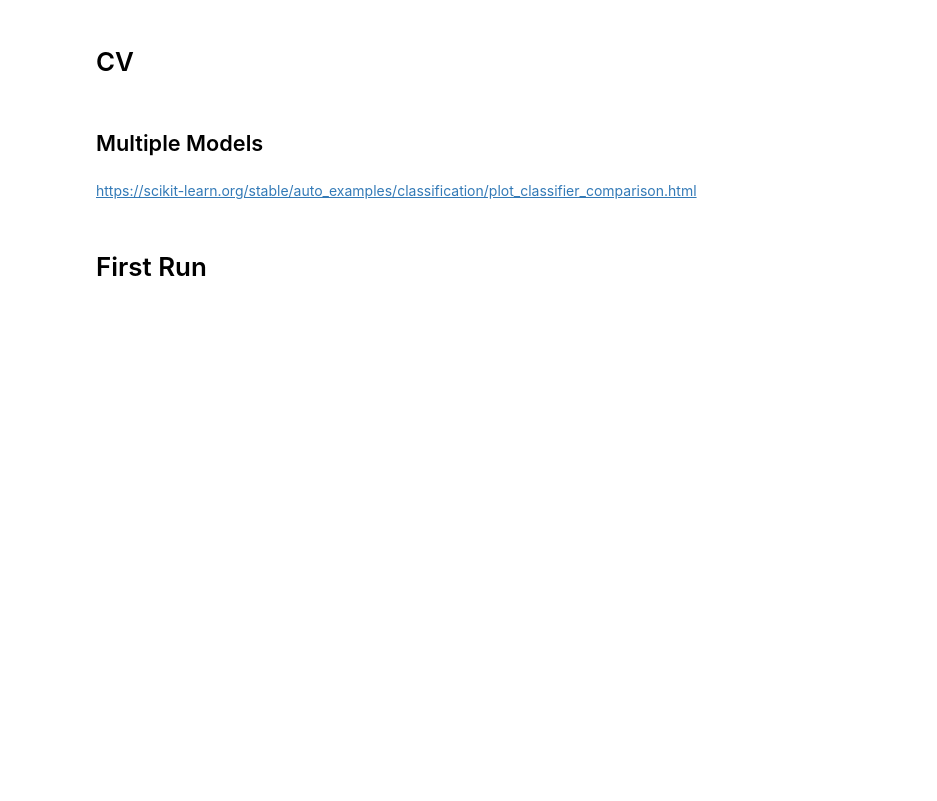
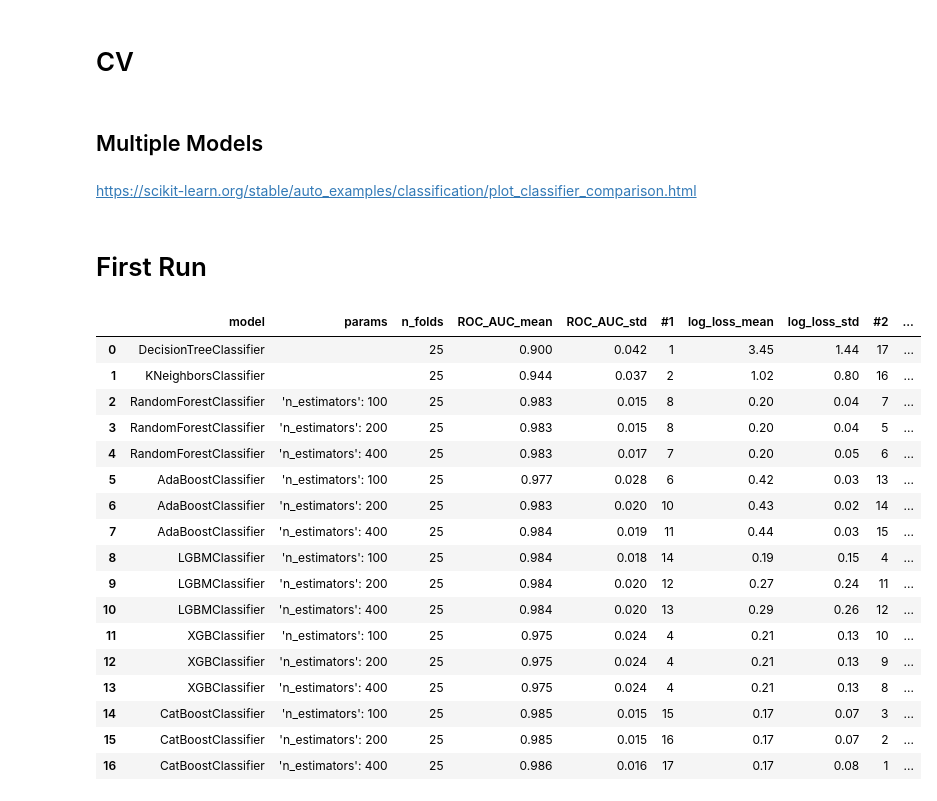
Before and after one commit to WaldemarWalo/DataScienceProjects, a Jupyter notebook: Bearing_Classification/40.models.ipynb, the cells around one changed output. Drawn from its saved outputs; the diff is of its cells as text; code cells hidden in the pictures; blank space fills up the shorter version.

```diff
--- a/Bearing_Classification/40.models.ipynb
+++ b/Bearing_Classification/40.models.ipynb
@@ -87,24 +90,42 @@ from sklearn.model_selection import KFold, RepeatedKFold, StratifiedKFold, Repea
 # %% [markdown]
 # First Run
 # %%
-# all_results = []
-# n_est_list = [200]
-# models_and_params = [
-#     (DecisionTreeClassifier, {}),
-#     (KNeighborsClassifier, {}),
+n_est_list = [100, 200, 400]
+models_and_params = [
+    (DecisionTreeClassifier, {}),
+    (KNeighborsClassifier, {}),
 
-#     *[ (RandomForestClassifier, {'random_state': RS, 'n_estimators': n_e}) for n_e in n_est_list ],
-#     *[ (AdaBoostClassifier,     {'random_state': RS, 'n_estimators': n_e}) for n_e in n_est_list ],
+    *[ (RandomForestClassifier, {'random_state': RS, 'n_estimators': n_e}) for n_e in n_est_list ],
+    *[ (AdaBoostClassifier,     {'random_state': RS, 'n_estimators': n_e}) for n_e in n_est_list ],
 
-#     *[ (LGBMClassifier,         {'random_state': RS, 'n_estimators': n_e}) for n_e in n_est_list ],
-#     *[ (XGBClassifier,          {'random_state': RS, 'n_estimators': n_e}) for n_e in n_est_list ],
-#     *[ (CatBoostClassifier,     {'random_state': RS, 'n_estimators': n_e, 'silent': True}) for n_e in n_est_list ],
-# ]
-# cv = RepeatedStratifiedKFold(n_splits=5, n_repeats=2)
-# metrics = [ roc_auc_score, log_loss ]
+    *[ (LGBMClassifier,         {'random_state': RS, 'n_estimators': n_e}) for n_e in n_est_list ],
+    *[ (XGBClassifier,          {'random_state': RS, 'n_estimators': n_e}) for n_e in n_est_list ],
+    *[ (CatBoostClassifier,     {'random_state': RS, 'n_estimators': n_e, 'silent': True}) for n_e in n_est_list ],
+]
+cv = RepeatedStratifiedKFold(n_splits=5, n_repeats=5)
+metrics = [ roc_auc_score, log_loss ]
 
-# r = t.grid_exec(
-#     lambda model: m.cv_classification(model, cv, X, y, metrics),
-#     models_and_params,
-#     on1Completed = lambda r: m.display_stats(r)
-# )
+_ = t.grid_exec(
+    lambda model: m.cv_classification(model, cv, X, y, metrics),
+    models_and_params,
+    on1Completed = lambda r: m.display_stats(r)
+)
+# %% [output]
+|  | model | params | n_folds | ROC_AUC_mean | ROC_AUC_std | #1 | log_loss_mean | log_loss_std | #2 | ... |
+| 0 | DecisionTreeClassifier |  | 25 | 0.900 | 0.042 | 1 | 3.45 | 1.44 | 17 | ... |
+| 1 | KNeighborsClassifier |  | 25 | 0.944 | 0.037 | 2 | 1.02 | 0.80 | 16 | ... |
+| 2 | RandomForestClassifier | 'n_estimators': 100 | 25 | 0.983 | 0.015 | 8 | 0.20 | 0.04 | 7 | ... |
+| 3 | RandomForestClassifier | 'n_estimators': 200 | 25 | 0.983 | 0.015 | 8 | 0.20 | 0.04 | 5 | ... |
+| 4 | RandomForestClassifier | 'n_estimators': 400 | 25 | 0.983 | 0.017 | 7 | 0.20 | 0.05 | 6 | ... |
+| 5 | AdaBoostClassifier | 'n_estimators': 100 | 25 | 0.977 | 0.028 | 6 | 0.42 | 0.03 | 13 | ... |
+| 6 | AdaBoostClassifier | 'n_estimators': 200 | 25 | 0.983 | 0.020 | 10 | 0.43 | 0.02 | 14 | ... |
+| 7 | AdaBoostClassifier | 'n_estimators': 400 | 25 | 0.984 | 0.019 | 11 | 0.44 | 0.03 | 15 | ... |
+| 8 | LGBMClassifier | 'n_estimators': 100 | 25 | 0.984 | 0.018 | 14 | 0.19 | 0.15 | 4 | ... |
+| 9 | LGBMClassifier | 'n_estimators': 200 | 25 | 0.984 | 0.020 | 12 | 0.27 | 0.24 | 11 | ... |
+| 10 | LGBMClassifier | 'n_estimators': 400 | 25 | 0.984 | 0.020 | 13 | 0.29 | 0.26 | 12 | ... |
+| 11 | XGBClassifier | 'n_estimators': 100 | 25 | 0.975 | 0.024 | 4 | 0.21 | 0.13 | 10 | ... |
+| 12 | XGBClassifier | 'n_estimators': 200 | 25 | 0.975 | 0.024 | 4 | 0.21 | 0.13 | 9 | ... |
+| 13 | XGBClassifier | 'n_estimators': 400 | 25 | 0.975 | 0.024 | 4 | 0.21 | 0.13 | 8 | ... |
+| 14 | CatBoostClassifier | 'n_estimators': 100 | 25 | 0.985 | 0.015 | 15 | 0.17 | 0.07 | 3 | ... |
+| 15 | CatBoostClassifier | 'n_estimators': 200 | 25 | 0.985 | 0.015 | 16 | 0.17 | 0.07 | 2 | ... |
+| 16 | CatBoostClassifier | 'n_estimators': 400 | 25 | 0.986 | 0.016 | 17 | 0.17 | 0.08 | 1 | ... |
```
Also changed, not shown: parts of 13 cells of this notebook, 9 other files.
